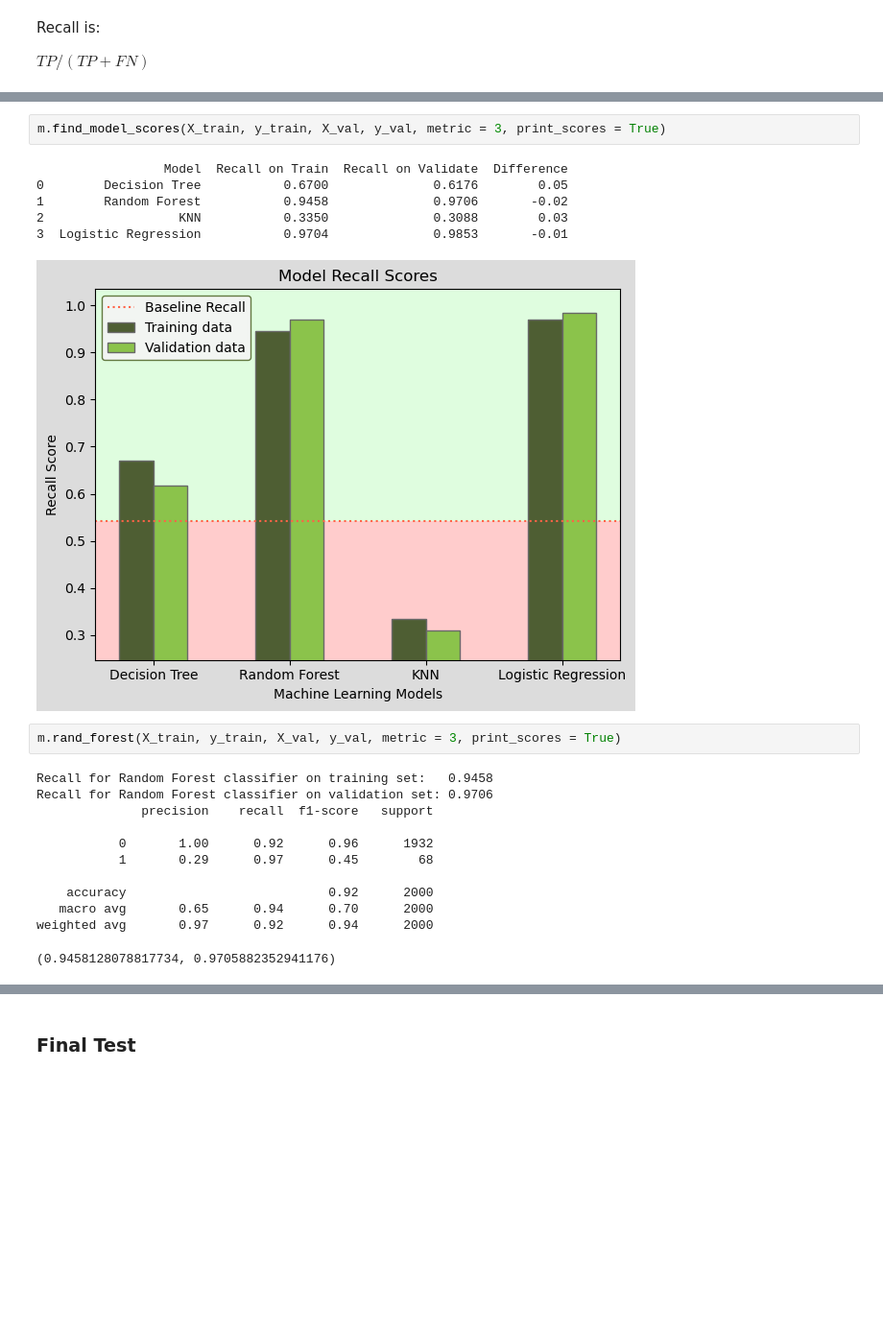
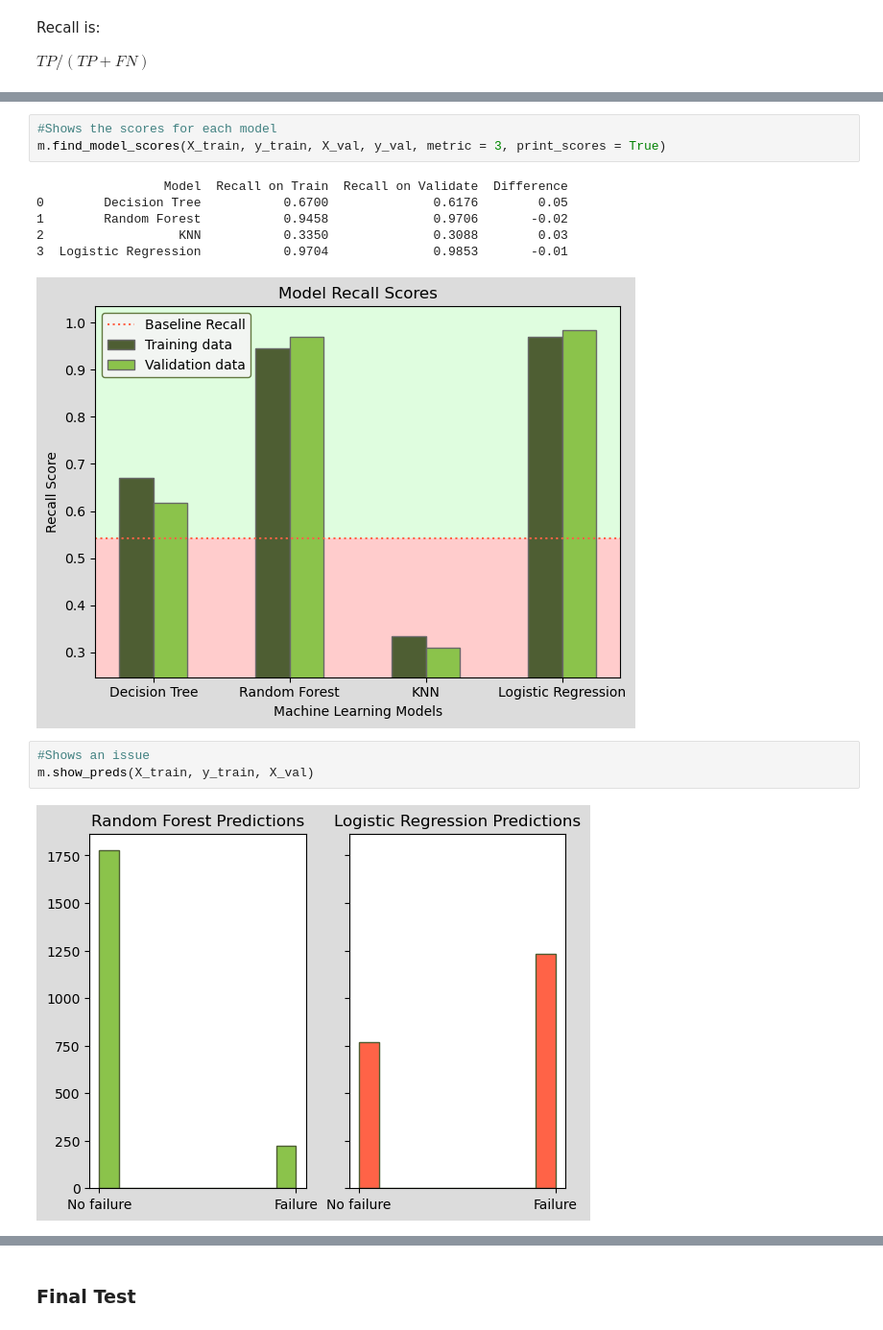
Before and after one commit to JoshuaHolt-Tech/proactive-maintence-project, a Jupyter notebook: final_pred_maint.ipynb, the cells around one changed output, grey strips where cells are left out. Shown at 96% size. Saved outputs shown, nothing was run; the diff lists cells and outputs as text; blank space fills up the shorter version.

```diff
--- a/final_pred_maint.ipynb
+++ b/final_pred_maint.ipynb
@@ -109,6 +119,7 @@ baseline = m.find_baseline(X_train, y_train, print_baseline = True)
 # %% [output]
 Baseline score: 0.5419
 # %%
+#Shows the scores for each model
 m.find_model_scores(X_train, y_train, X_val, y_val, metric = 3, print_scores = True)
 # %% [output]
                  Model  Recall on Train  Recall on Validate  Difference
@@ -118,16 +129,7 @@ m.find_model_scores(X_train, y_train, X_val, y_val, metric = 3, print_scores = T
 3  Logistic Regression           0.9704              0.9853       -0.01
 [figure]
 # %%
-m.rand_forest(X_train, y_train, X_val, y_val, metric = 3, print_scores = True)
+#Shows an issue
+m.show_preds(X_train, y_train, X_val)
 # %% [output]
-Recall for Random Forest classifier on training set:   0.9458
-Recall for Random Forest classifier on validation set: 0.9706
-              precision    recall  f1-score   support
-
-           0       1.00      0.92      0.96      1932
-           1       0.29      0.97      0.45        68
-
-    accuracy                           0.92      2000
-   macro avg       0.65      0.94      0.70      2000
-weighted avg       0.97      0.92      0.94      2000
-(0.9458128078817734, 0.9705882352941176)
+[figure, added]
```
Also changed, not shown: parts of 18 cells of this notebook, 5 other files.
